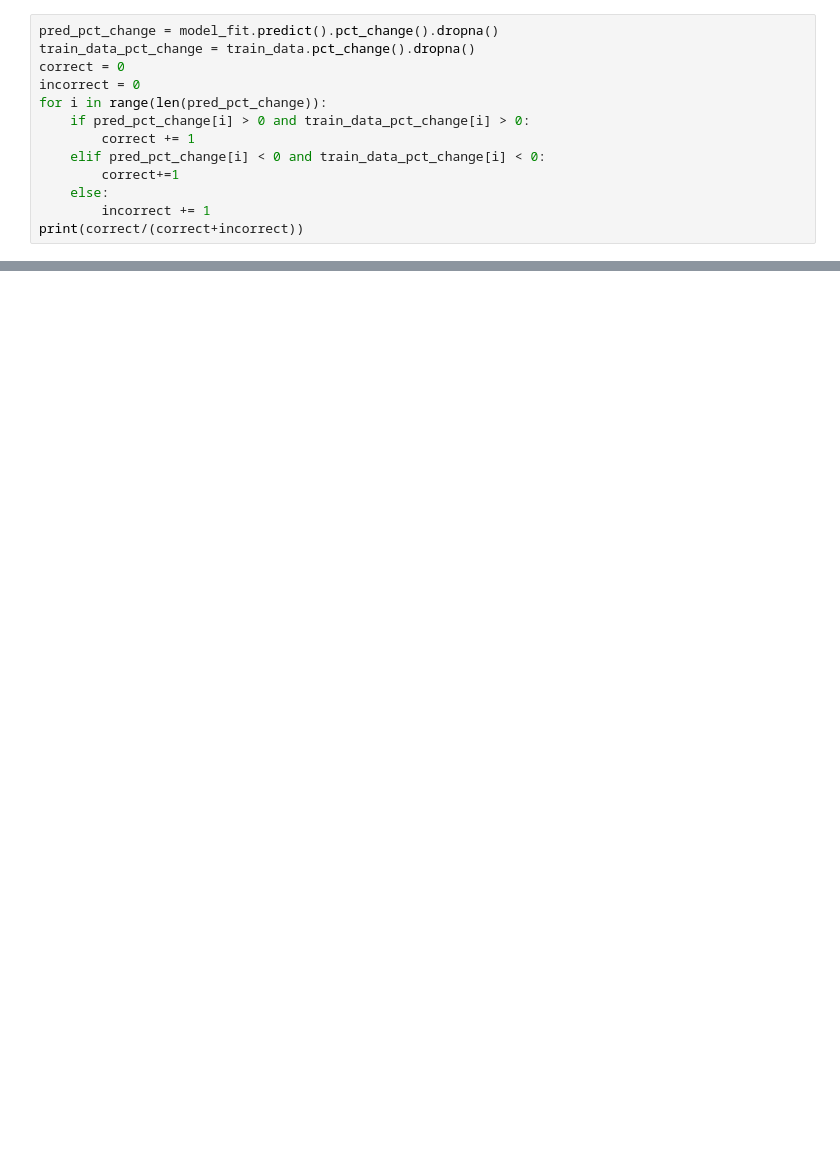
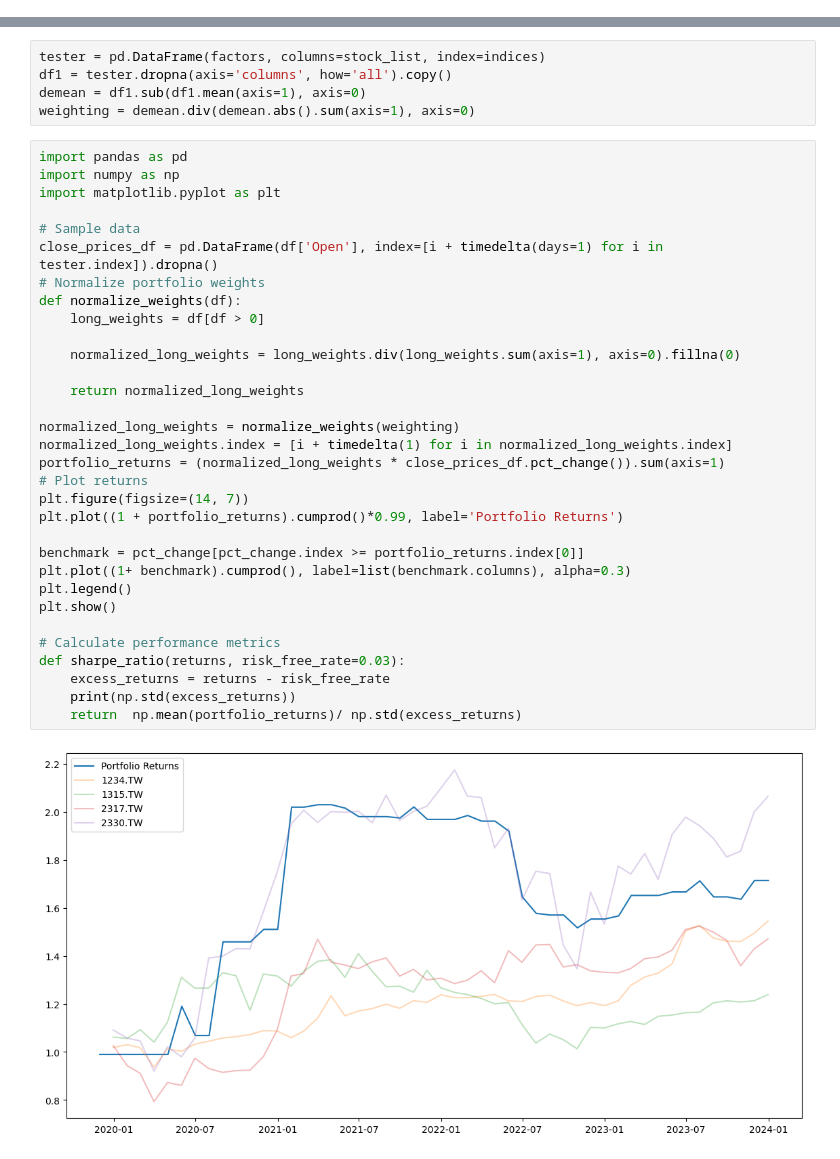
Before and after one commit to tsungyou/TS, a Jupyter notebook: main/ARIMA_test_v1_step1_stationarize.ipynb, the cells around one changed output, grey strips where cells are left out. Cells and saved outputs as stored; diff of their text form; blank space fills up the shorter version.

```diff
--- a/main/ARIMA_test_v1_step1_stationarize.ipynb
+++ b/main/ARIMA_test_v1_step1_stationarize.ipynb
@@ -71,13 +26,0 @@ Warnings:
-# %%
-pred_pct_change = model_fit.predict().pct_change().dropna()
-train_data_pct_change = train_data.pct_change().dropna()
-correct = 0
-incorrect = 0
-for i in range(len(pred_pct_change)):
-    if pred_pct_change[i] > 0 and train_data_pct_change[i] > 0:
-        correct += 1
-    elif pred_pct_change[i] < 0 and train_data_pct_change[i] < 0:
-        correct+=1
-    else:
-        incorrect += 1
-print(correct/(correct+incorrect))
@@ -85,0 +80,39 @@ print(correct/(correct+incorrect))
+# %%
+tester = pd.DataFrame(factors, columns=stock_list, index=indices)
+df1 = tester.dropna(axis='columns', how='all').copy()
+demean = df1.sub(df1.mean(axis=1), axis=0)
+weighting = demean.div(demean.abs().sum(axis=1), axis=0)
+# %%
+import pandas as pd
+import numpy as np
+import matplotlib.pyplot as plt
+
+# Sample data
+close_prices_df = pd.DataFrame(df['Open'], index=[i + timedelta(days=1) for i in tester.index]).dropna()
+# Normalize portfolio weights
+def normalize_weights(df):
+    long_weights = df[df > 0]
+
+    normalized_long_weights = long_weights.div(long_weights.sum(axis=1), axis=0).fillna(0)
+
+    return normalized_long_weights
+
+normalized_long_weights = normalize_weights(weighting)
+normalized_long_weights.index = [i + timedelta(1) for i in normalized_long_weights.index]
+portfolio_returns = (normalized_long_weights * close_prices_df.pct_change()).sum(axis=1)
+# Plot returns
+plt.figure(figsize=(14, 7))
+plt.plot((1 + portfolio_returns).cumprod()*0.99, label='Portfolio Returns')
+
+benchmark = pct_change[pct_change.index >= portfolio_returns.index[0]]
+plt.plot((1+ benchmark).cumprod(), label=list(benchmark.columns), alpha=0.3)
+plt.legend()
+plt.show()
+
+# Calculate performance metrics
+def sharpe_ratio(returns, risk_free_rate=0.03):
+    excess_returns = returns - risk_free_rate
+    print(np.std(excess_returns))
+    return  np.mean(portfolio_returns)/ np.std(excess_returns)
+# %% [output]
+[figure, added]
```
Also changed, not shown: parts of 8 cells of this notebook, 1 other file.
